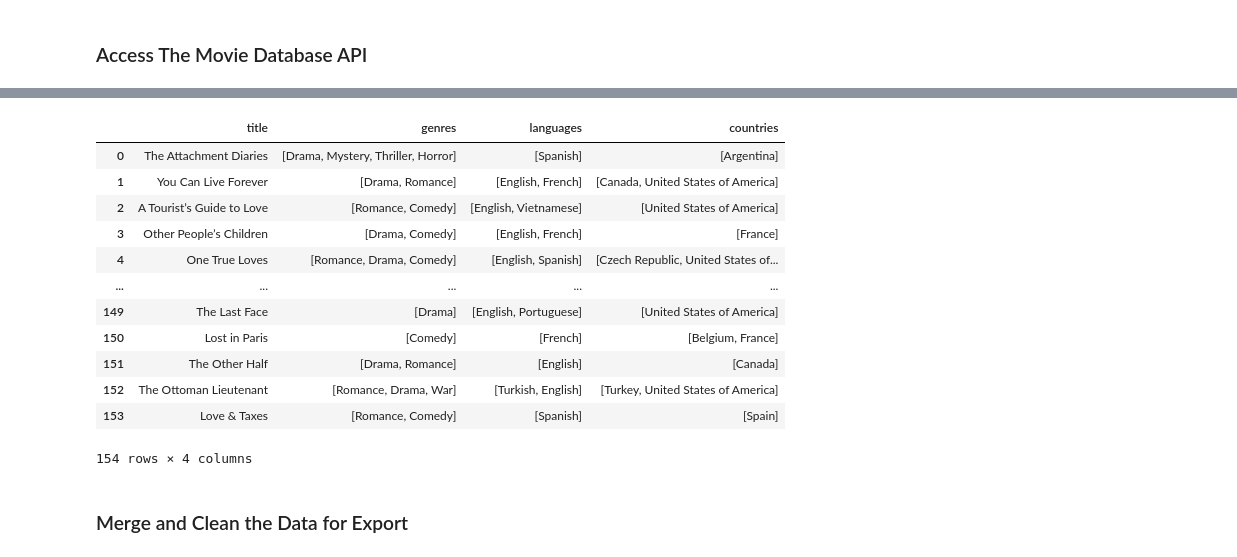
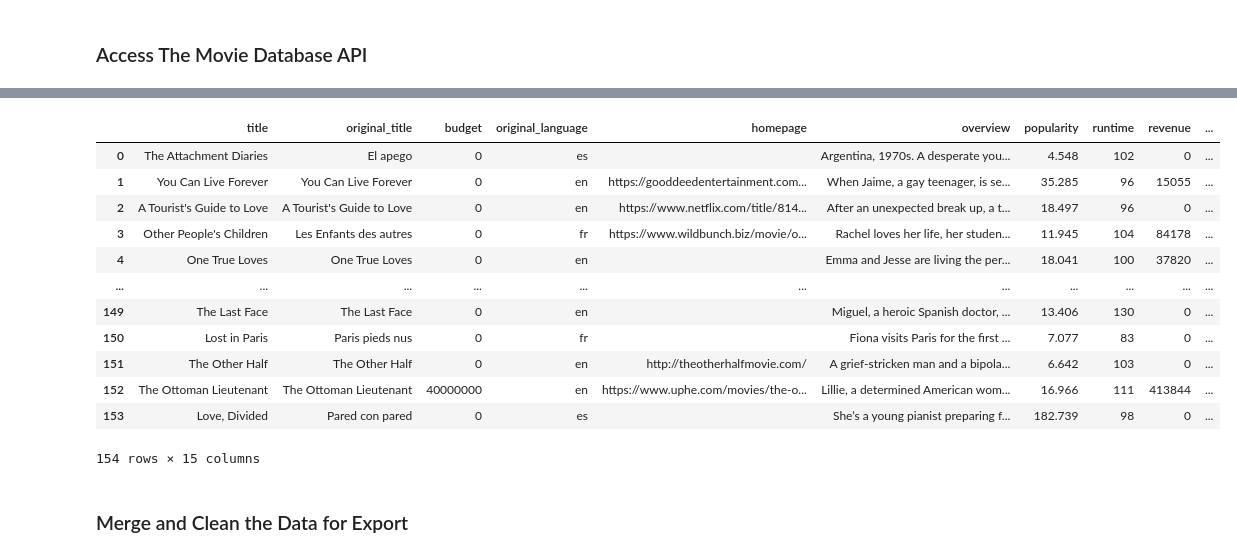
Before and after one commit to bychok/data-sourcing-challenge, a Jupyter notebook: retrieve_movie_data.ipynb, the cells around one changed output, grey strips where cells are left out. Saved outputs shown, nothing was run; the diff lists cells and outputs as text; code cells hidden in the pictures.

Commit message:
Fixes Movie Database API code

```diff
--- a/retrieve_movie_data.ipynb
+++ b/retrieve_movie_data.ipynb
@@ -345,22 +350,22 @@ print(preview_json)
 ]
 # %%
 # Convert the results to a DataFrame
-movies_df = pd.DataFrame(tmdb_movies_list)
-movies_df
+tmdb_df = pd.DataFrame(tmdb_movies_list)
+tmdb_df
 # %% [output]
-|  | title | genres | languages | countries |
-| 0 | The Attachment Diaries | [Drama, Mystery, Thriller, Horror] | [Spanish] | [Argentina] |
-| 1 | You Can Live Forever | [Drama, Romance] | [English, French] | [Canada, United States of America] |
-| 2 | A Tourist’s Guide to Love | [Romance, Comedy] | [English, Vietnamese] | [United States of America] |
-| 3 | Other People’s Children | [Drama, Comedy] | [English, French] | [France] |
-| 4 | One True Loves | [Romance, Drama, Comedy] | [English, Spanish] | [Czech Republic, United States of... |
-| ... | ... | ... | ... | ... |
-| 149 | The Last Face | [Drama] | [English, Portuguese] | [United States of America] |
-| 150 | Lost in Paris | [Comedy] | [French] | [Belgium, France] |
-| 151 | The Other Half | [Drama, Romance] | [English] | [Canada] |
-| 152 | The Ottoman Lieutenant | [Romance, Drama, War] | [Turkish, English] | [Turkey, United States of America] |
-| 153 | Love & Taxes | [Romance, Comedy] | [Spanish] | [Spain] |
+|  | title | original_title | budget | original_language | homepage | overview | popularity | runtime | revenue | ... |
+| 0 | The Attachment Diaries | El apego | 0 | es |  | Argentina, 1970s. A desperate you... | 4.548 | 102 | 0 | ... |
+| 1 | You Can Live Forever | You Can Live Forever | 0 | en | https://gooddeedentertainment.com... | When Jaime, a gay teenager, is se... | 35.285 | 96 | 15055 | ... |
+| 2 | A Tourist's Guide to Love | A Tourist's Guide to Love | 0 | en | https://www.netflix.com/title/814... | After an unexpected break up, a t... | 18.497 | 96 | 0 | ... |
+| 3 | Other People's Children | Les Enfants des autres | 0 | fr | https://www.wildbunch.biz/movie/o... | Rachel loves her life, her studen... | 11.945 | 104 | 84178 | ... |
+| 4 | One True Loves | One True Loves | 0 | en |  | Emma and Jesse are living the per... | 18.041 | 100 | 37820 | ... |
+| ... | ... | ... | ... | ... | ... | ... | ... | ... | ... | ... |
+| 149 | The Last Face | The Last Face | 0 | en |  | Miguel, a heroic Spanish doctor, ... | 13.406 | 130 | 0 | ... |
+| 150 | Lost in Paris | Paris pieds nus | 0 | fr |  | Fiona visits Paris for the first ... | 7.077 | 83 | 0 | ... |
+| 151 | The Other Half | The Other Half | 0 | en | http://theotherhalfmovie.com/ | A grief-stricken man and a bipola... | 6.642 | 103 | 0 | ... |
+| 152 | The Ottoman Lieutenant | The Ottoman Lieutenant | 40000000 | en | https://www.uphe.com/movies/the-o... | Lillie, a determined American wom... | 16.966 | 111 | 413844 | ... |
+| 153 | Love, Divided | Pared con pared | 0 | es |  | She’s a young pianist preparing f... | 182.739 | 98 | 0 | ... |
-154 rows × 4 columns
+154 rows × 15 columns
 # %% [markdown]
 ### Merge and Clean the Data for Export
 # %%
```
Also changed, not shown: parts of 5 cells of this notebook, 1 other file.
